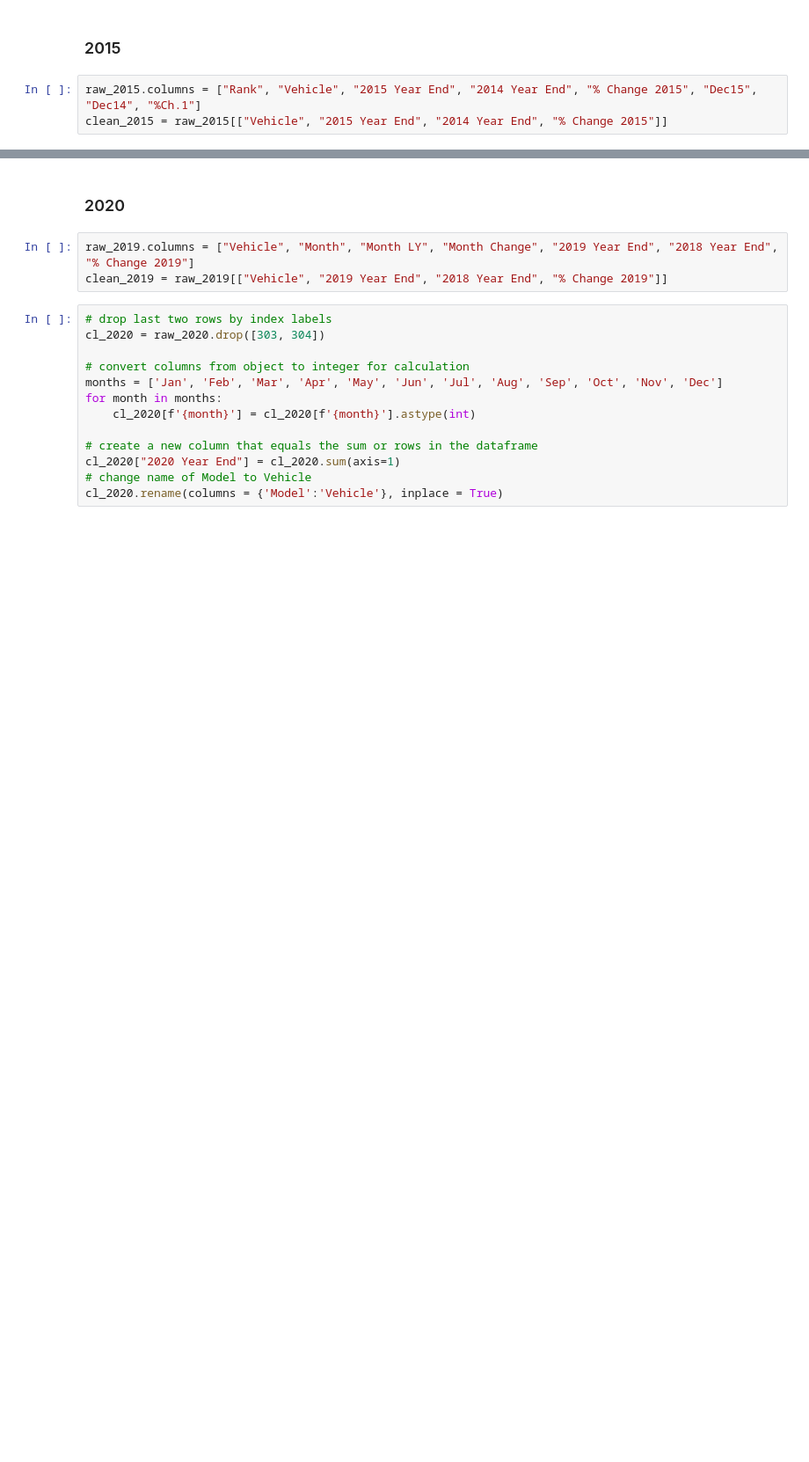
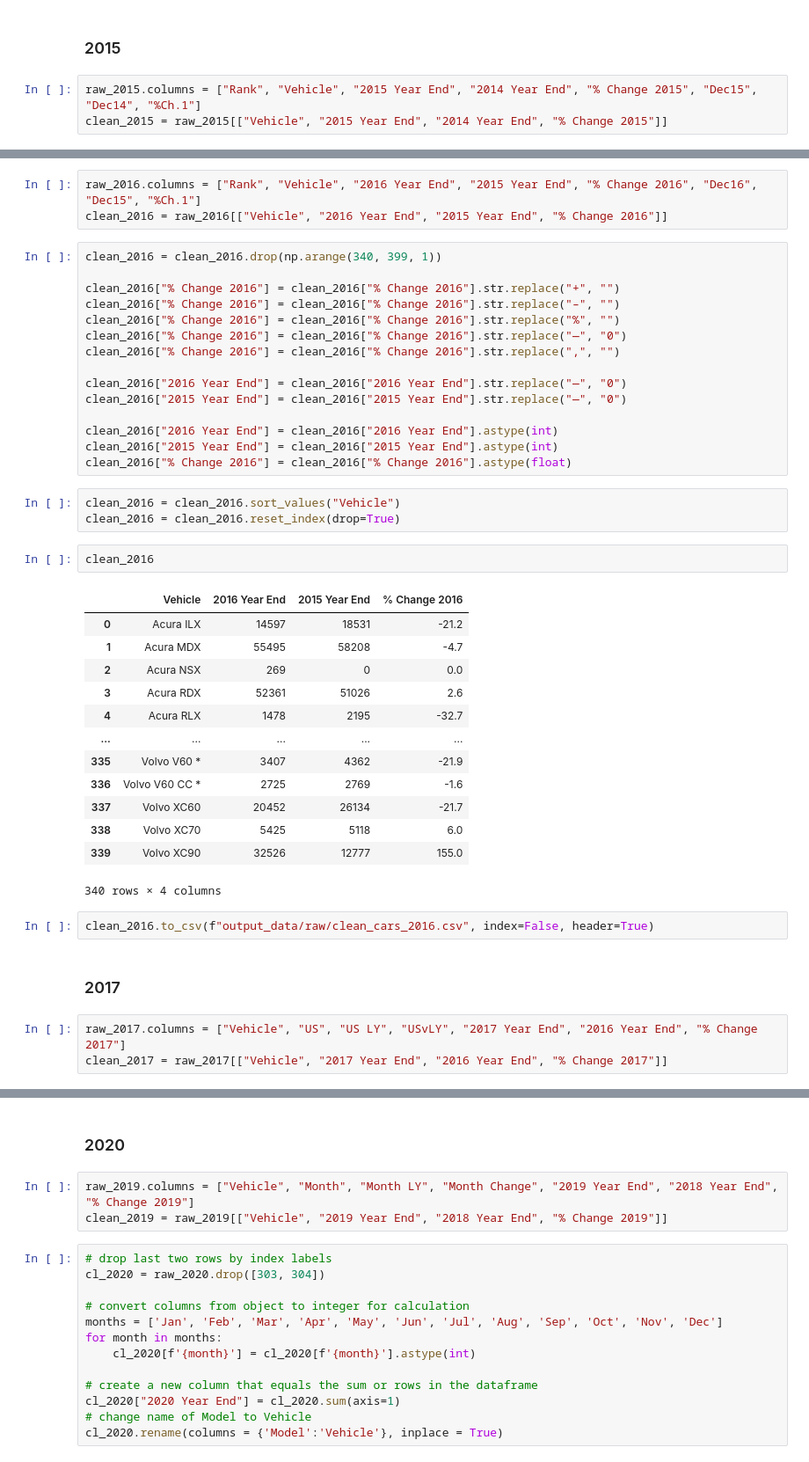
Before and after one commit to stuhunter4/cars_in_movies_project, a Jupyter notebook: 07_car_data_cleanup_part01.ipynb, the cells around one changed output, grey strips where cells are left out. Shown at 88% size. Cells and saved outputs as stored; diff of their text form; blank space fills up the shorter version.

```diff
--- a/07_car_data_cleanup_part01.ipynb
+++ b/07_car_data_cleanup_part01.ipynb
@@ -132,0 +280,44 @@ clean_2019 = raw_2019[["Vehicle", "2019 Year End", "2018 Year End", "% Change 20
+# %%
+raw_2016.columns = ["Rank", "Vehicle", "2016 Year End", "2015 Year End", "% Change 2016", "Dec16", "Dec15", "%Ch.1"]
+clean_2016 = raw_2016[["Vehicle", "2016 Year End", "2015 Year End", "% Change 2016"]]
+# %%
+clean_2016 = clean_2016.drop(np.arange(340, 399, 1))
+
+clean_2016["% Change 2016"] = clean_2016["% Change 2016"].str.replace("+", "")
+clean_2016["% Change 2016"] = clean_2016["% Change 2016"].str.replace("–", "")
+clean_2016["% Change 2016"] = clean_2016["% Change 2016"].str.replace("%", "")
+clean_2016["% Change 2016"] = clean_2016["% Change 2016"].str.replace("—", "0")
+clean_2016["% Change 2016"] = clean_2016["% Change 2016"].str.replace(",", "")
+
+clean_2016["2016 Year End"] = clean_2016["2016 Year End"].str.replace("—", "0")
+clean_2016["2015 Year End"] = clean_2016["2015 Year End"].str.replace("—", "0")
+
+clean_2016["2016 Year End"] = clean_2016["2016 Year End"].astype(int)
+clean_2016["2015 Year End"] = clean_2016["2015 Year End"].astype(int)
+clean_2016["% Change 2016"] = clean_2016["% Change 2016"].astype(float)
+# %%
+clean_2016 = clean_2016.sort_values("Vehicle")
+clean_2016 = clean_2016.reset_index(drop=True)
+# %%
+clean_2016
+# %% [output]
+|  | Vehicle | 2016 Year End | 2015 Year End | % Change 2016 |
+| 0 | Acura ILX | 14597 | 18531 | -21.2 |
+| 1 | Acura MDX | 55495 | 58208 | -4.7 |
+| 2 | Acura NSX | 269 | 0 | 0.0 |
+| 3 | Acura RDX | 52361 | 51026 | 2.6 |
+| 4 | Acura RLX | 1478 | 2195 | -32.7 |
+| ... | ... | ... | ... | ... |
+| 335 | Volvo V60 * | 3407 | 4362 | -21.9 |
+| 336 | Volvo V60 CC * | 2725 | 2769 | -1.6 |
+| 337 | Volvo XC60 | 20452 | 26134 | -21.7 |
+| 338 | Volvo XC70 | 5425 | 5118 | 6.0 |
+| 339 | Volvo XC90 | 32526 | 12777 | 155.0 |
+340 rows × 4 columns
+# %%
+clean_2016.to_csv(f"output_data/raw/clean_cars_2016.csv", index=False, header=True)
+# %% [markdown]
+### 2017
+# %%
+raw_2017.columns = ["Vehicle", "US", "US LY", "USvLY", "2017 Year End", "2016 Year End", "% Change 2017"]
+clean_2017 = raw_2017[["Vehicle", "2017 Year End", "2016 Year End", "% Change 2017"]]
```
Also changed, not shown: parts of 48 cells of this notebook, 11 other files.
